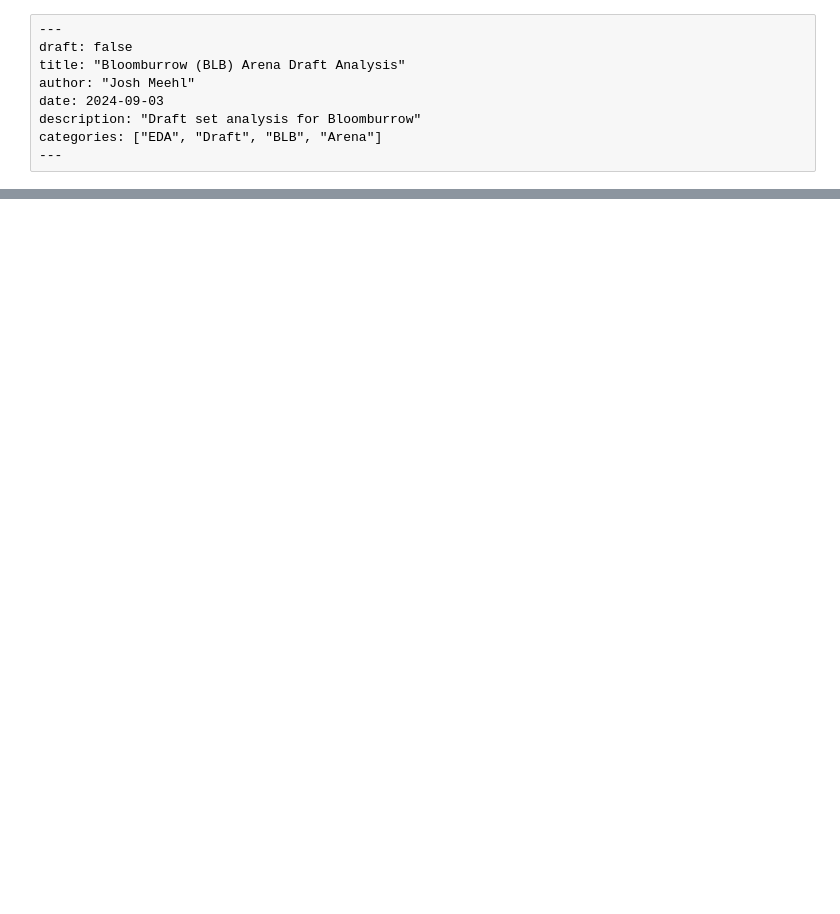
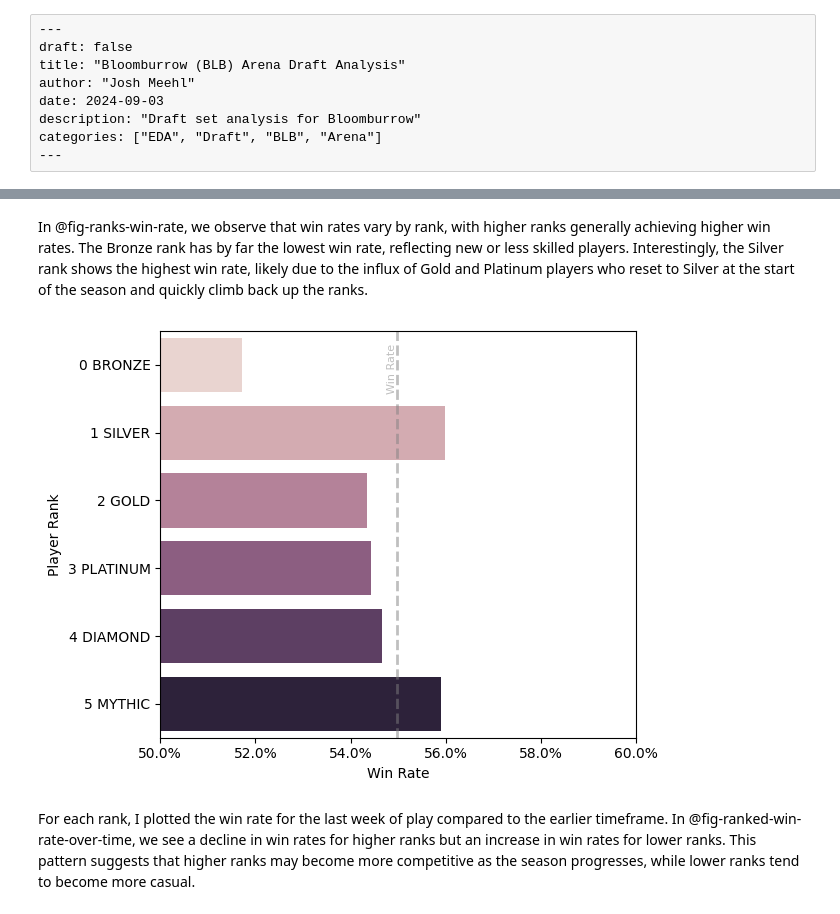
Before and after one commit to meehljd/mtg-modeling, a Jupyter notebook: notebooks/10-eda/02-draft-data/01-premier-play/20-player-rank.ipynb, the cells around one changed output, grey strips where cells are left out. Drawn from its saved outputs; the diff is of its cells as text; code cells hidden in the pictures; blank space fills up the shorter version.

```diff
--- a/notebooks/10-eda/02-draft-data/01-premier-play/20-player-rank.ipynb
+++ b/notebooks/10-eda/02-draft-data/01-premier-play/20-player-rank.ipynb
@@ -38,3 +44,4 @@ draft_file = paths["processed"] / f"{set_code}_Game_PD_Drafts.parquet"
 card_file = paths["processed"] / f"{set_code}_Game_PD_Cards.parquet"
 # %%
 df_draft = pl.scan_parquet(draft_file)
+df_summary = pl.scan_parquet(summary_file)
@@ -40,0 +94,3 @@ df_draft = pl.scan_parquet(draft_file)
+# %%
+mean_win_rate = df_summary.collect().to_pandas()["win_rate"].values[0]
+# print(f"Average Win Percentage: {mean_win_rate:0.2%}")
@@ -40,0 +106,16 @@ df_draft = pl.scan_parquet(draft_file)
+# %% [markdown]
+In @fig-ranks-win-rate, we observe that win rates vary by rank, with higher ranks generally achieving higher win rates. The Bronze rank has by far the lowest win rate, reflecting new or less skilled players. Interestingly, the Silver rank shows the highest win rate, likely due to the influx of Gold and Platinum players who reset to Silver at the start of the season and quickly climb back up the ranks.
+# %%
+# | label: fig-ranks-win-rate
+# | fig-cap: "Win Rate by Players of Different Ranks."
+
+sns.barplot(data=ranks, y="rank_name", x="win_rate", hue="rank_value", legend=False)
+plt.gca().set(xlim=(0.5, 0.60))
+
+anno.plot_vert_line(x=mean_win_rate, label="Win Rate", y_pos=0.01, offset=-0.01)
+anno.set_labels_to_percent()
+anno.set_axis_labels_and_show(xlabel="Win Rate", ylabel="Player Rank")
+# %% [output]
+[figure, added]
+# %% [markdown]
+For each rank, I plotted the win rate for the last week of play compared to the earlier timeframe. In @fig-ranked-win-rate-over-time, we see a decline in win rates for higher ranks but an increase in win rates for lower ranks. This pattern suggests that higher ranks may become more competitive as the season progresses, while lower ranks tend to become more casual.
```
Also changed, not shown: parts of 22 cells of this notebook, 14 other files.
